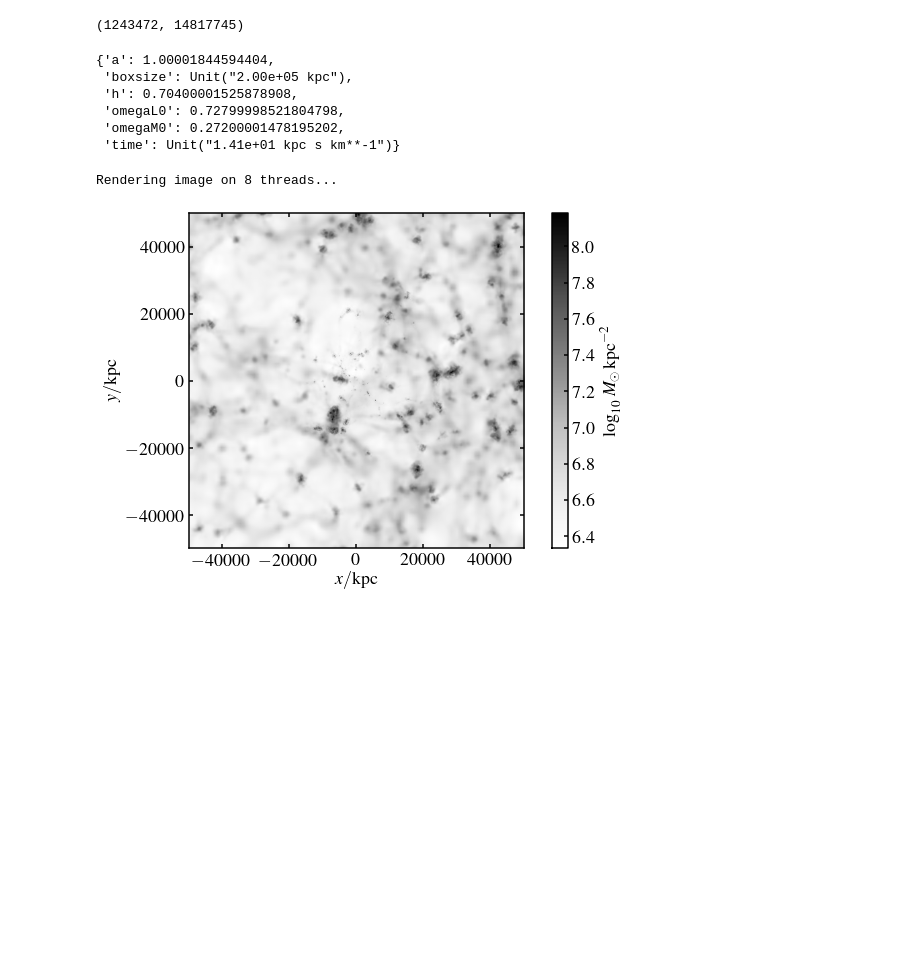
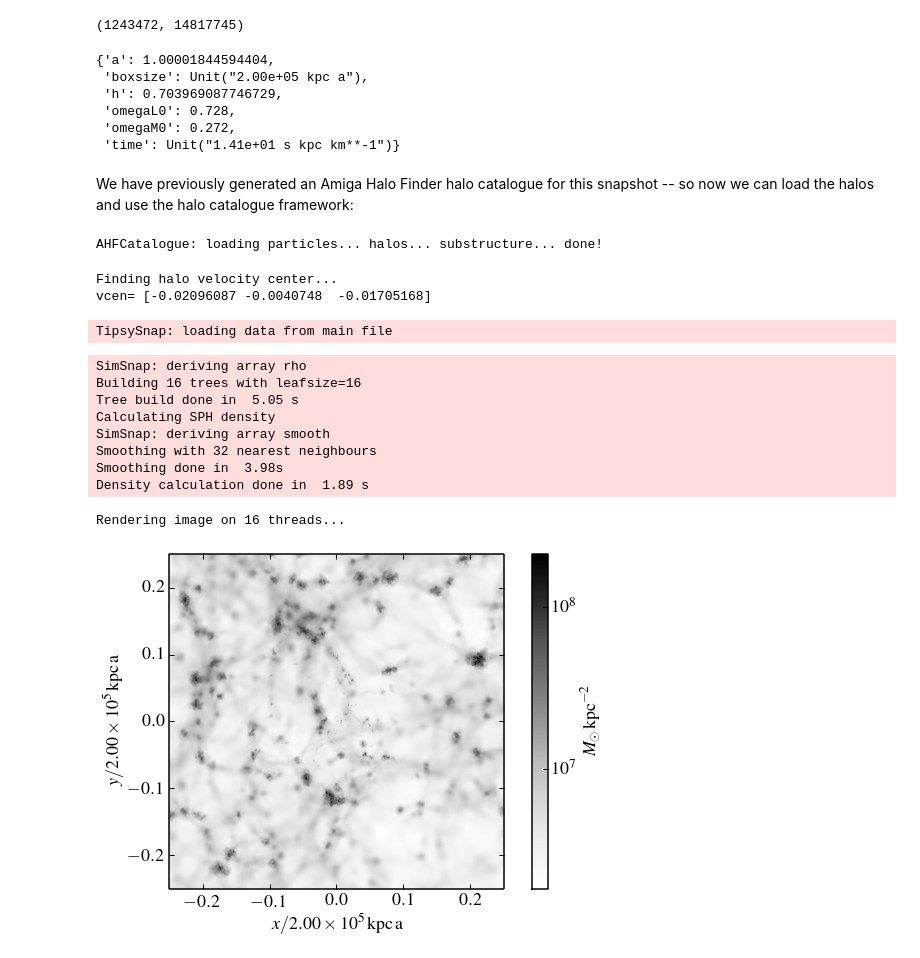
Before and after one commit to pynbody/pynbody, a Jupyter notebook: examples/notebooks/pynbody_demo-ramses.ipynb, the cells around one changed output. Drawn from its saved outputs; the diff is of its cells as text; code cells hidden in the pictures; blank space fills up the shorter version.

```diff
--- a/examples/notebooks/pynbody_demo-ramses.ipynb
+++ b/examples/notebooks/pynbody_demo-ramses.ipynb
@@ -19,7 +19,7 @@ Note that the `pynbody.ramses.multiprocess_num` and `pynbody.config['number_of_t
 import pynbody
 pynbody.ramses.multiprocess_num = 16
 pynbody.config['number_of_threads'] = 16
-s = pynbody.load('simulation')
+s = pynbody.load('/zbox/data/roskar/cosmo/AMR/rad_fbk/std/output_00101')
 # %% [output]
 Loading using backend <class 'pynbody.ramses.RamsesSnap'>
 # %% [markdown]
@@ -482,4 +476,4 @@ For this to be useful, you should also create a .param file with requisite units
 # %%
-stipsy = pynbody.load('/home/itp/roskar/rad_fbk/std/output_00101_fullbox.tipsy')
+stipsy = pynbody.load('/zbox/data/roskar/cosmo/AMR/rad_fbk/std/output_00101_fullbox.tipsy')
 # %% [output]
 Loading using backend <class 'pynbody.tipsy.TipsySnap'>
@@ -493,16 +487,36 @@ len(s.s),len(s.g)
 # %% [output]
 (1243472, 14817745)
 # %%
-s.properties
+stipsy.properties
 # %% [output]
 {'a': 1.00001844594404,
- 'boxsize': Unit("2.00e+05 kpc"),
- 'h': 0.70400001525878908,
- 'omegaL0': 0.72799998521804798,
- 'omegaM0': 0.27200001478195202,
- 'time': Unit("1.41e+01 kpc s km**-1")}
+ 'boxsize': Unit("2.00e+05 kpc a"),
+ 'h': 0.703969087746729,
+ 'omegaL0': 0.728,
+ 'omegaM0': 0.272,
+ 'time': Unit("1.41e+01 s kpc km**-1")}
+# %% [markdown]
+We have previously generated an Amiga Halo Finder halo catalogue for this snapshot -- so now we can load the halos and use the halo catalogue framework:
+# %%
+h = stipsy.halos()
+# %% [output]
+AHFCatalogue: loading particles... halos... substructure... done!
+# %%
+pynbody.analysis.halo.center(h[1],mode='ssc')
+# %% [output]
+Finding halo velocity center...
+vcen= [-0.02096087 -0.0040748  -0.01705168]
+TipsySnap: loading data from main file
 # %%
-pynbody.plot.image(s.d,width='100 Mpc',units='Msol kpc^-2',cmap=cm.Greys);
+pynbody.plot.image(stipsy.d,width='100 Mpc',units='Msol kpc^-2',cmap=cm.Greys);
 # %% [output]
-Rendering image on 8 threads...
+SimSnap: deriving array rho
+Building 16 trees with leafsize=16
+Tree build done in  5.05 s
+Calculating SPH density
+SimSnap: deriving array smooth
+Smoothing with 32 nearest neighbours
+Smoothing done in  3.98s
+Density calculation done in  1.89 s
+Rendering image on 16 threads...
-[figure, old version]
+[figure, new version]
```
Also changed, not shown: parts of 27 cells of this notebook, 2 other files.
